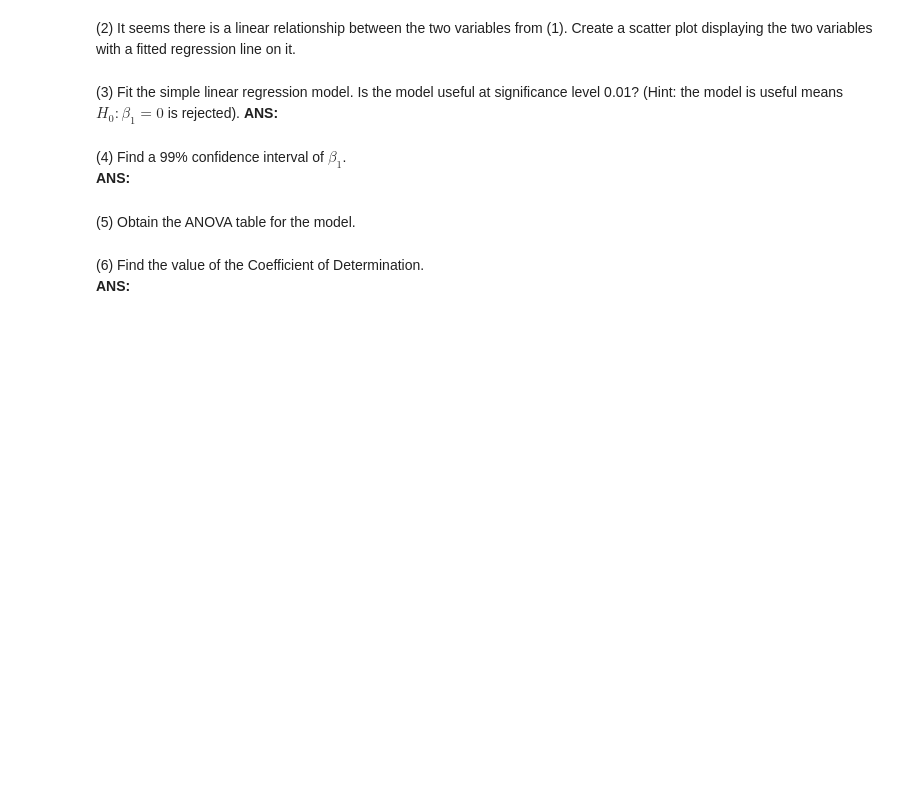
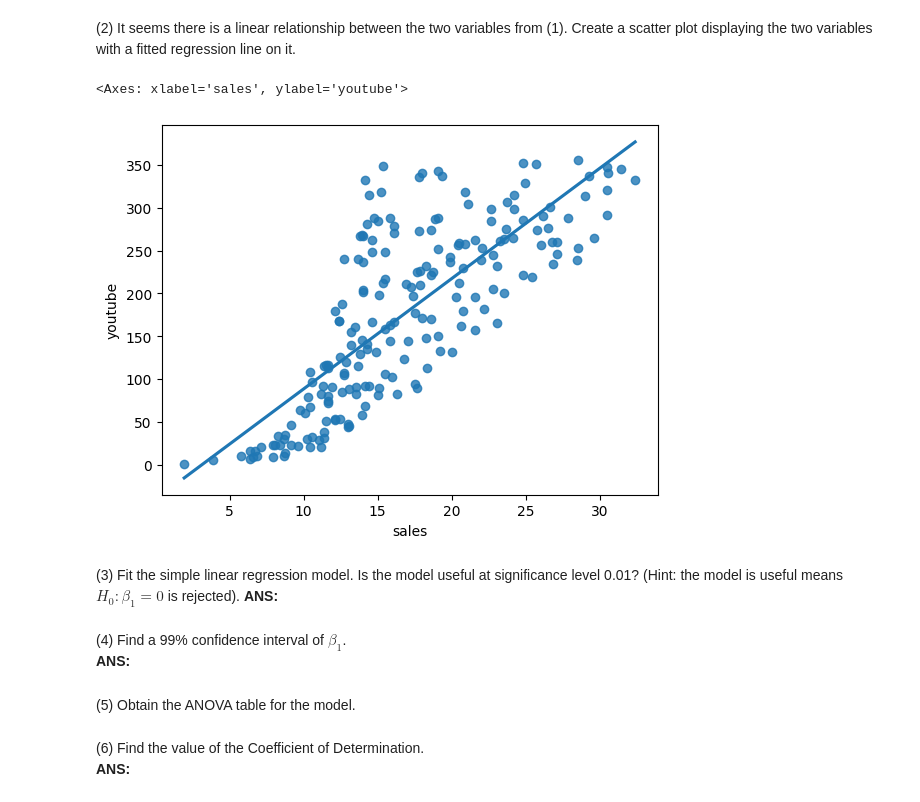
Before and after one commit to rmedcraft/Statistical-Methods, a Jupyter notebook: Project 5/Project5.ipynb, the cells around one changed output. Cells and saved outputs as stored; diff of their text form; code cells hidden in the pictures; blank space fills up the shorter version.

```diff
--- a/Project 5/Project5.ipynb
+++ b/Project 5/Project5.ipynb
@@ -11,5 +16,11 @@ marketing=pd.read_csv("marketing.csv")
 # %% [markdown]
 (2) It seems there is a linear relationship between the two variables from (1). Create a scatter plot displaying the two variables with a fitted regression line on it.
+# %%
+import seaborn as sns
+sns.regplot(data=marketing,x='sales', y='youtube',ci=None)
+# %% [output]
+<Axes: xlabel='sales', ylabel='youtube'>
+[figure, added]
 # %% [markdown]
 (3) Fit the simple linear regression model. Is the model useful at significance level 0.01? (Hint: the model is useful means $H_0: \beta_1=0$ is rejected).
 **ANS:**
```
Also changed, not shown: parts of 1 cell of this notebook.
